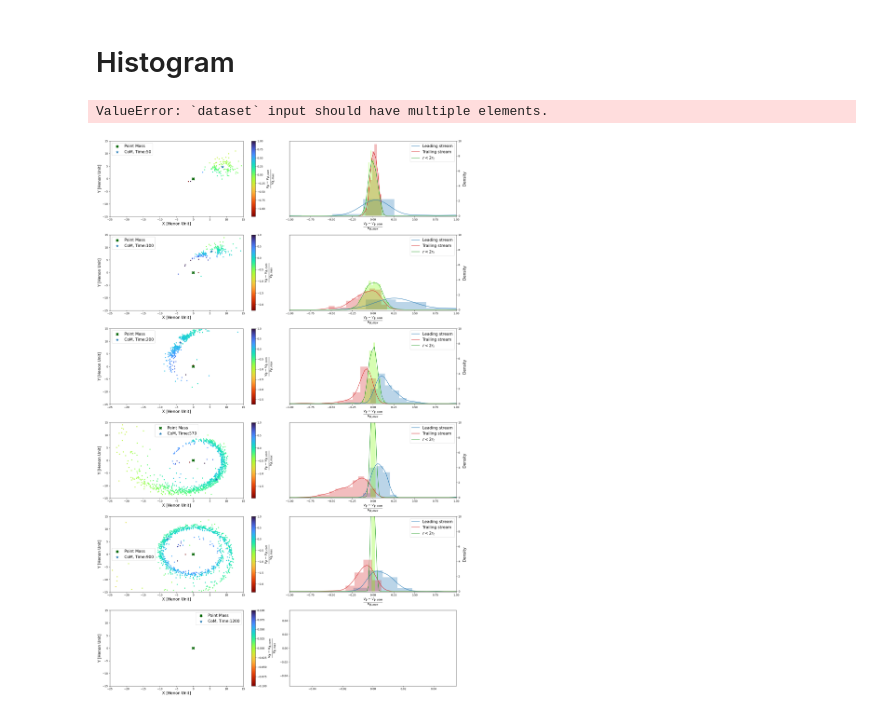
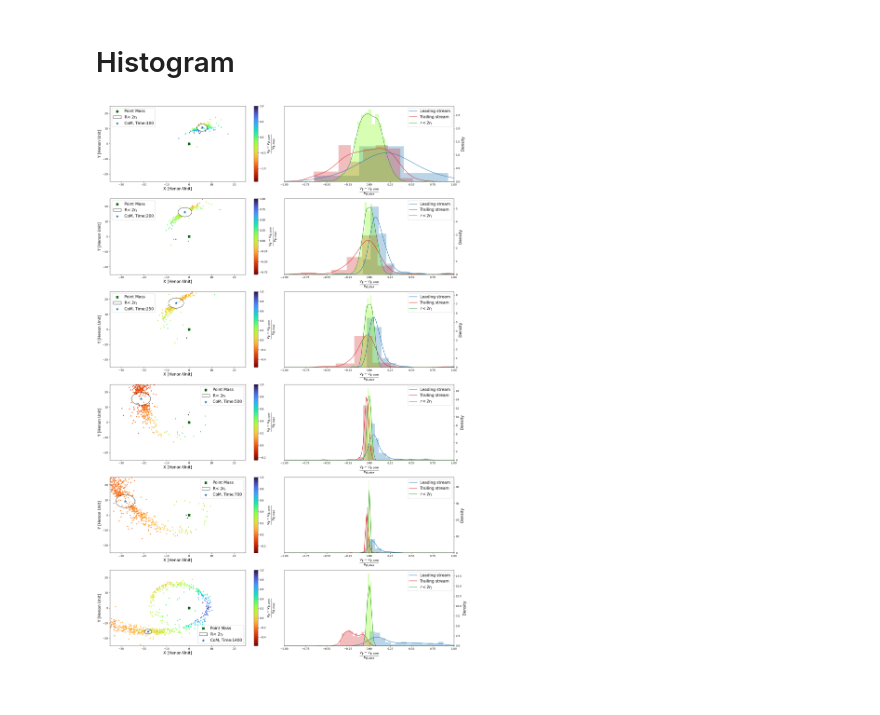
Before and after one commit to Berto70/pod_compastro23, a Jupyter notebook: Project/Analysis.ipynb, the cells around one changed output. Drawn from its saved outputs; the diff is of its cells as text; code cells hidden in the pictures.

Commit message:
Finish image for report

```diff
--- a/Project/Analysis.ipynb
+++ b/Project/Analysis.ipynb
@@ -504,6 +446,7 @@ important_time
 # %% [markdown]
 ## Projection on all the particles
 # %%
+important_time = [0, 50, 100, 200, 400, 1200]
 com_history = np.array(com_history)
 step = np.arange(0, len(com_history), 1)
 
@@ -513,7 +456,7 @@ for k, time in enumerate(important_time):
     no_flag = ~flag
     ax = fig.add_subplot(2, 3, k+1)
 
-    ax.scatter(position[time, :, 0][no_flag], position[time, :, 1][no_flag],  marker='.', label=r'$r<2r_t$', zorder=-100, alpha=0.5)
+    ax.scatter(position[time, :, 0][no_flag], position[time, :, 1][no_flag],  marker='.', label=r'$r>2r_t$', zorder=-100, alpha=0.5)
     ax.scatter(position[time, :, 0][flag], position[time, :, 1][flag],  marker='.', label=r'$r<2r_t$', zorder=100, alpha=0.5)
     ax.scatter(com_history[time, 0], com_history[time, 1],  marker='*', s=150, label=f'CoM Tstep={time}', c='blue', zorder=100)
     ax.scatter(0,0, c='darkgreen', marker='X', s=150, label='Point Mass')
@@ -582,5 +471,5 @@ def confidence_ellipse(x, y, ax, n_std=3.0, facecolor='none', **kwargs):
 # %%
-important_time = [50, 100, 200, 300, 400, 2000]
+important_time = [0, 50, 100, 200, 400, 1200]
 fig=plt.figure(figsize=(25, 10), layout='tight')
 for i, time in enumerate(important_time):
     circle = plt.Circle((com_history[time][0], com_history[time][1]), tidal2_history[time], color='black', fill=False, label=r'R< $2r_t$')
@@ -611,7 +498,7 @@ fig.savefig(fname=f'/ca23/ext_volume/pod_compastro23/Project/Images/{e}/Tidal_st
 # %% [markdown]
 # Drift of the stars according to their velocity
 # %%
-important_time = [50, 100, 200, 300, 400, 900]
+important_time = [50, 100, 200, 400, 500, 900]
 cmap = plt.colormaps['turbo_r']
 com_history = np.array(com_history)
 step = np.arange(0, len(com_history), 1)
@@ -620,8 +507,6 @@ fig = plt.figure(layout='tight', figsize=(25,10))
 for k, time in enumerate(important_time):
     circle = plt.Circle((com_history[time][0], com_history[time][1]), tidal2_history[time], color='black', fill=False, label=r'R< $2r_t$')
 
-    # vel_rho, vel_phi = cyl_coord(velocity[time, :, :])
-    # vel_rho_com, vel_phi_com = cyl_coord(vel_com_history[time])
 
     rho, phi, vel_r, vel_phi, vel_z = cyl_coord(position[time, :, :], velocity[time, :, :])
     rho_com, phi_com, vel_r_com, vel_phi_com, vel_z_com = cyl_coord(com_history[time], vel_com_history[time])
@@ -649,8 +532,7 @@ fig.savefig(fname=f'/ca23/ext_volume/pod_compastro23/Project/Images/{e}/TanVel_{
 cmap = plt.colormaps['turbo']
 com_history = np.array(com_history)
 step = np.arange(0, len(com_history), 1)
-important_time = [0, 50, 100, 200, 300, 400]
-
+important_time = [0, 100, 250, 500,  700, 1400]
 
 fig = plt.figure(layout='tight', figsize=(20,10))
 for k, time in enumerate(important_time):
@@ -660,13 +542,16 @@ for k, time in enumerate(important_time):
     vel_phi_wrt_com = vel_phi - vel_phi_com
     vel_rho_wrt_com = vel_r - vel_r_com
     E_kin = 0.5*(1/N)*np.linalg.norm(velocity[time, :, :][flag_history[time]] - vel_com_history[time], axis=1)**2
-    E_pot = (1/N)*potential[time][flag_history[time]]/2
+    E_pot = (1/N)*potential[time][flag_history[time]]
     E_tot = E_kin + E_pot
+
+
+    E_kin_err = 0.5*(1/N)*np.linalg.norm(velocity[time, :, :] - vel_com_history[time], axis=1)**2
+    E_pot_err = (1/N)*potential[time]
+    E_tot_err =E_kin_err + E_pot_err
+
     ax = fig.add_subplot(2, 3, k+1)
 
-    # pcm = ax.scatter(position[time, :, 0][flag_history[time]][np.linalg.norm(position[time][flag_history[time]], axis=1)<semi_major_axis+50],
-    #                  position[time, :, 1][flag_history[time]][np.linalg.norm(position[time][flag_history[time]], axis=1)<semi_major_axis+50],
-    #                  c=E_tot[np.linalg.norm(position[time][flag_history[time]], axis=1)<semi_major_axis+50],  marker='.', cmap=cmap)
     pcm = ax.scatter(position[time, :, 0][~flag_history[time]],
                      position[time, :, 1][~flag_history[time]],
                      c='black', alpha=0.2, marker='.', label='Tidal stream', zorder=0)
@@ -679,11 +564,11 @@ for k, time in enumerate(important_time):
     ax.scatter(com_history[time][0], com_history[time][1], marker='*', s=150, c='r', label=f'Com Tstep:{time}')
     ax.scatter(0,0, marker='X', color='darkgreen', label='Poit Mass', s=150)
 
-    count_E = len(E_tot[E_tot<0])
+    count_E = len(E_tot_err[E_tot_err<0])
     count_rt = len(position[time][np.linalg.norm(position[time] - com_history[time], axis=1)< tidal2_history[time]/2])
     count_2rt = len(position[time][np.linalg.norm(position[time] - com_history[time], axis=1)< tidal2_history[time]])
-    error_rt = (count_E - count_rt)/count_E
-    error_2rt = (count_E - count_2rt)/count_E
+    error_rt = (- count_E + count_rt)/count_E
+    error_2rt = (- count_E + count_2rt)/count_E
 
     circle_1 = plt.Circle((com_history[time][0], com_history[time][1]), tidal2_history[time]/2, color='black', fill=False, linestyle='--', label=r'R< $r_t$'+ r': Err$_{\%}=$ ' + f'{error_rt*100:.2f}')
     circle_2 = plt.Circle((com_history[time][0], com_history[time][1]), tidal2_history[time], color='black', fill=False, linestyle='-', label=r'R< $2r_t$'+ r': Err$_{\%}=$ ' + f'{error_2rt*100:.2f}')
@@ -741,13 +588,14 @@ for k, time in enumerate(important_time):
 # %% [markdown]
 # Histogram
 # %%
-important_time = [50, 100, 200, 570, 900, 1200]
+important_time = [100, 200, 250, 500, 700, 1400]
 fig = plt.figure(figsize=(20, 30), layout='tight')
 k=1
 for time in important_time:
     cmap = plt.colormaps['turbo_r']
     flag=flag_history[time]
     no_flag=~flag
+
 
 
     rho_com, phi_com, vel_r_com, vel_phi_com, vel_z_com = cyl_coord(com_history[time], vel_com_history[time])
@@ -758,46 +606,49 @@ for time in important_time:
     rho_plummer, phi_plummer, vel_r_plummer, vel_phi_plummer, vel_z_plummer = cyl_coord(plummer_shpere, plummer_shpere_velocity)
     vel_wrt_com_plummer = vel_phi_plummer - vel_phi_com
 
+    mask_on_vel = ((vel_wrt_com/np.abs(vel_wrt_com).max()) > -0.5)
+    circle = plt.Circle((com_history[time][0], com_history[time][1]), tidal2_history[time], color='black', fill=False, label=r'R< $2r_t$')
+
 
     ax = fig.add_subplot(len(important_time), 2, k)
+
     ax.scatter(0,0, label='Point Mass', s=100, color='darkgreen',  marker='X')
-    pcm = ax.scatter(position[time][no_flag][:, 0], position[time][no_flag][:, 1],  c=vel_wrt_com/vel_wrt_com.max(),  marker='.', cmap=cmap)
-    ax.scatter(com_history[time][0], com_history[time][1], marker='*', s=100, label=f'CoM, Time:{time}')
+    pcm = ax.scatter(position[time][no_flag][mask_on_vel][:, 0], position[time][no_flag][mask_on_vel][:, 1],  c=vel_wrt_com[mask_on_vel]/vel_wrt_com.max(),  marker='.', cmap=cmap)
     cbar = fig.colorbar(pcm, ax=ax)
     cbar.set_label(r'$\frac{v_\phi - v_{\phi, com}}{v_{\phi,max}}$',  fontsize=20)
-    # pcm.set_clim(vmin=-1.0, vmax=1.0)
+    ax.add_patch(circle)
+    ax.scatter(com_history[time][0], com_history[time][1], marker='*', s=100, label=f'CoM, Time:{time}')
     ax.set_xlabel('X [Henon Unit]', fontsize=15)
     ax.set_ylabel('Y [Henon Unit]', fontsize=15)
     ax.set_xlim(-semi_major_axis-1.5*initial_position, semi_major_axis+5)
     ax.set_ylim(-semi_major_axis-5, semi_major_axis+5)
     ax.legend(fontsize=15)
     k+=1
 
 
 
     ax = fig.add_subplot(len(important_time), 2, k)
     ax.hist(vel_wrt_com[(phi-phi_com>0) & (rho-rho_com<0)]/vel_wrt_com.max(), bins= 'sqrt', density=True, color='tab:blue', alpha=0.3)
     ax.hist(vel_wrt_com[(phi-phi_com<0) & (rho-rho_com>0)]/vel_wrt_com.max(), bins='sqrt', density=True,color='tab:red', alpha=0.3)
     ax.hist(vel_wrt_com_plummer/vel_wrt_com.max(), bins='sqrt', density=True, color='lawngreen', alpha=0.3)
 
     density_high = gaussian_kde(vel_wrt_com[(phi-phi_com>0) & (rho-rho_com<0)]/vel_wrt_com.max())
     density_low = gaussian_kde(vel_wrt_com[(phi-phi_com<0) & (rho-rho_com>0)]/vel_wrt_com.max())
     density_plummer = gaussian_kde(vel_wrt_com_plummer/vel_wrt_com.max())
     x = np.linspace(vel_wrt_com.min(), vel_wrt_com.max(), 1000)
     ax.plot(x, density_high(x), label=r'Leading stream', color='tab:blue')
     ax.plot(x, density_low(x), label=r'Trailing stream', color='tab:red')
     ax.plot(x, density_plummer(x), label=r'$r < 2r_t$', color='tab:green')
 
     ax.set_xlabel(r'$\frac{v_\phi - v_{\phi, com}}{v_{\phi,max}}$', fontsize=20)
     ax.set_ylabel('Density',  fontsize=15)
     ax.yaxis.set_label_position("right")
     ax.yaxis.tick_right()
 
     ax.set_xlim(-1, 1)
-    ax.set_ylim(-0.1, 10)
+    # ax.set_ylim(-0.1, 10)
     ax.legend(fontsize=15)
     k+=1
 fig.savefig(fname=f'/ca23/ext_volume/pod_compastro23/Project/Images/{e}/HistTidalVel_{N}_InitialPos_{initial_position}_e_{e}.png', bbox_inches='tight')
 # %% [output]
-ValueError: `dataset` input should have multiple elements.
-[figure, old version]
+[figure, new version]
```
Also changed, not shown: parts of 16 cells of this notebook, 23 other files.
